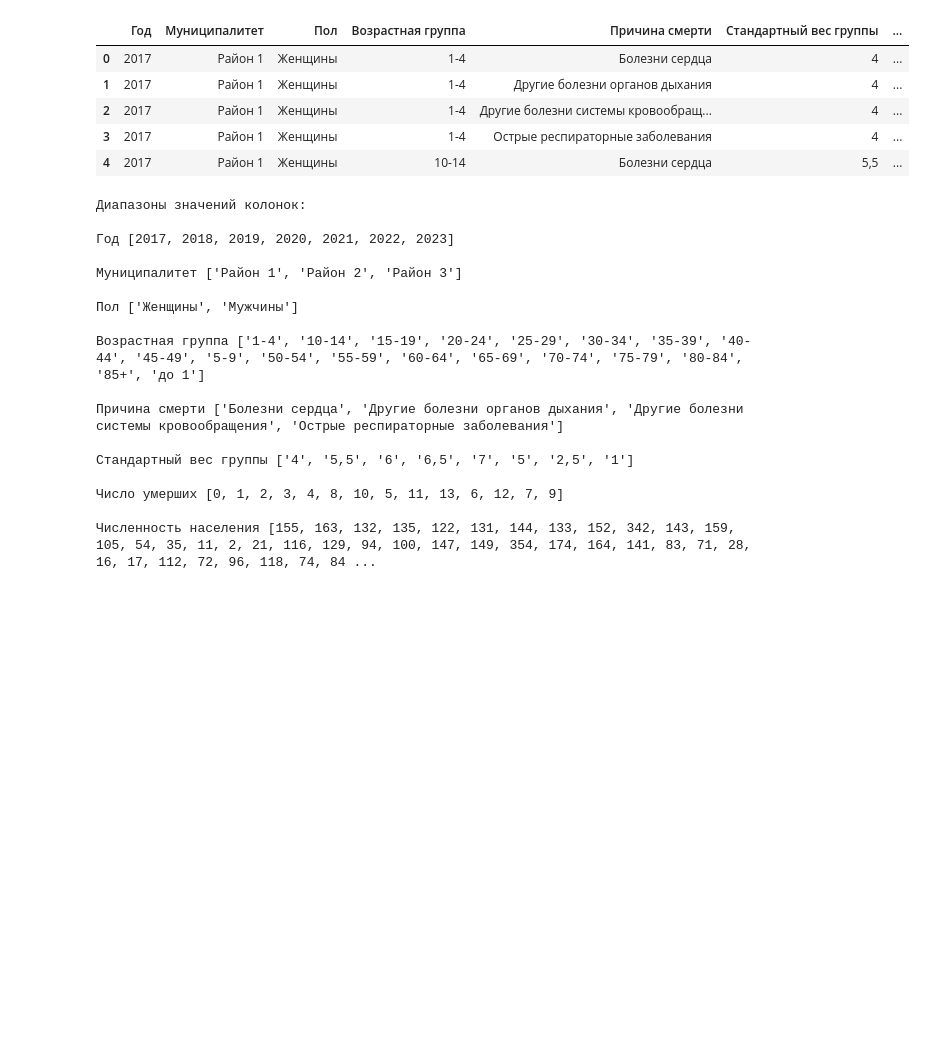
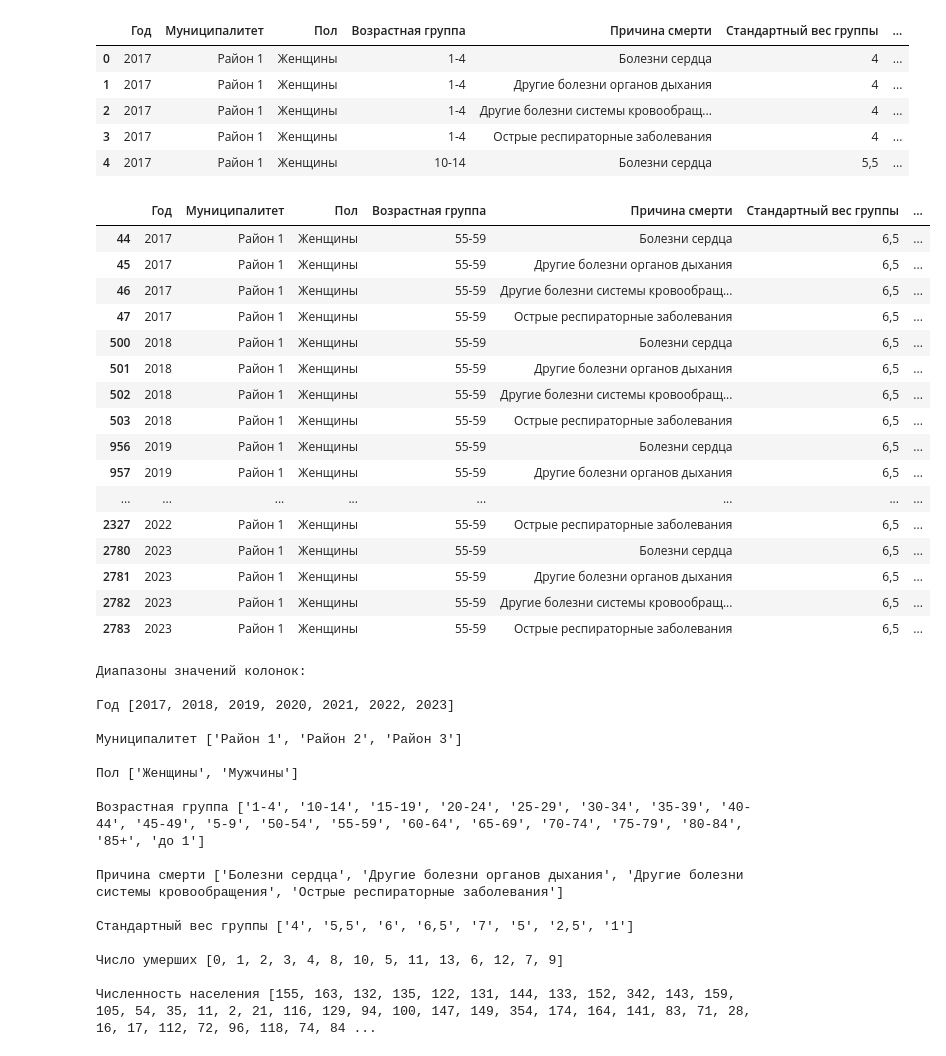
Before and after one commit to KossBI/Population_analysis, a Jupyter notebook: Анализ.ipynb, the cells around one changed output. Saved outputs shown, nothing was run; the diff lists cells and outputs as text; code cells hidden in the pictures; blank space fills up the shorter version.

```diff
--- a/Анализ.ipynb
+++ b/Анализ.ipynb
@@ -27,6 +27,26 @@ df.head()
 | 2 | 2017 | Район 1 | Женщины | 1-4 | Другие болезни системы кровообращ... | 4 | ... |
 | 3 | 2017 | Район 1 | Женщины | 1-4 | Острые респираторные заболевания | 4 | ... |
 | 4 | 2017 | Район 1 | Женщины | 10-14 | Болезни сердца | 5,5 | ... |
+# %%
+df[(df['Пол']=='Женщины')&(df['Муниципалитет']=='Район 1')&(df['Возрастная группа']=='55-59')]
+# %% [output]
+|  | Год | Муниципалитет | Пол | Возрастная группа | Причина смерти | Стандартный вес группы | ... |
+| 44 | 2017 | Район 1 | Женщины | 55-59 | Болезни сердца | 6,5 | ... |
+| 45 | 2017 | Район 1 | Женщины | 55-59 | Другие болезни органов дыхания | 6,5 | ... |
+| 46 | 2017 | Район 1 | Женщины | 55-59 | Другие болезни системы кровообращ... | 6,5 | ... |
+| 47 | 2017 | Район 1 | Женщины | 55-59 | Острые респираторные заболевания | 6,5 | ... |
+| 500 | 2018 | Район 1 | Женщины | 55-59 | Болезни сердца | 6,5 | ... |
+| 501 | 2018 | Район 1 | Женщины | 55-59 | Другие болезни органов дыхания | 6,5 | ... |
+| 502 | 2018 | Район 1 | Женщины | 55-59 | Другие болезни системы кровообращ... | 6,5 | ... |
+| 503 | 2018 | Район 1 | Женщины | 55-59 | Острые респираторные заболевания | 6,5 | ... |
+| 956 | 2019 | Район 1 | Женщины | 55-59 | Болезни сердца | 6,5 | ... |
+| 957 | 2019 | Район 1 | Женщины | 55-59 | Другие болезни органов дыхания | 6,5 | ... |
+| ... | ... | ... | ... | ... | ... | ... | ... |
+| 2327 | 2022 | Район 1 | Женщины | 55-59 | Острые респираторные заболевания | 6,5 | ... |
+| 2780 | 2023 | Район 1 | Женщины | 55-59 | Болезни сердца | 6,5 | ... |
+| 2781 | 2023 | Район 1 | Женщины | 55-59 | Другие болезни органов дыхания | 6,5 | ... |
+| 2782 | 2023 | Район 1 | Женщины | 55-59 | Другие болезни системы кровообращ... | 6,5 | ... |
+| 2783 | 2023 | Район 1 | Женщины | 55-59 | Острые респираторные заболевания | 6,5 | ... |
 # %%
 # Диапазоны значений колонок
 print('Диапазоны значений колонок:', '\n')
```
Also changed, not shown: parts of 6 cells of this notebook.
